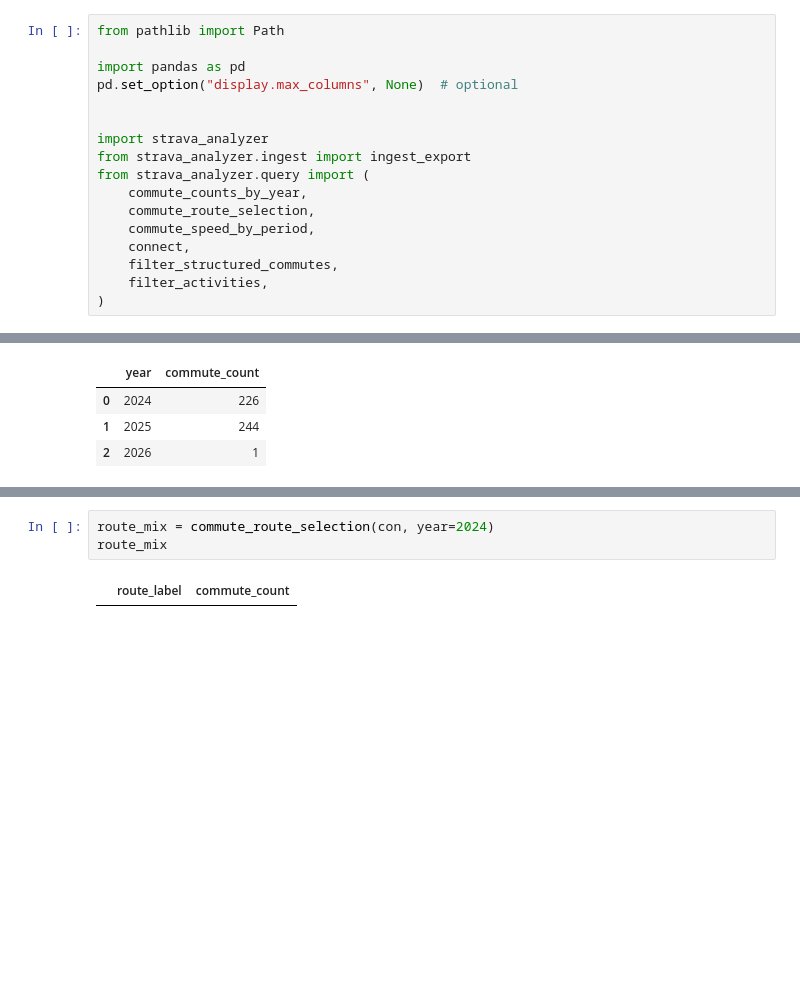
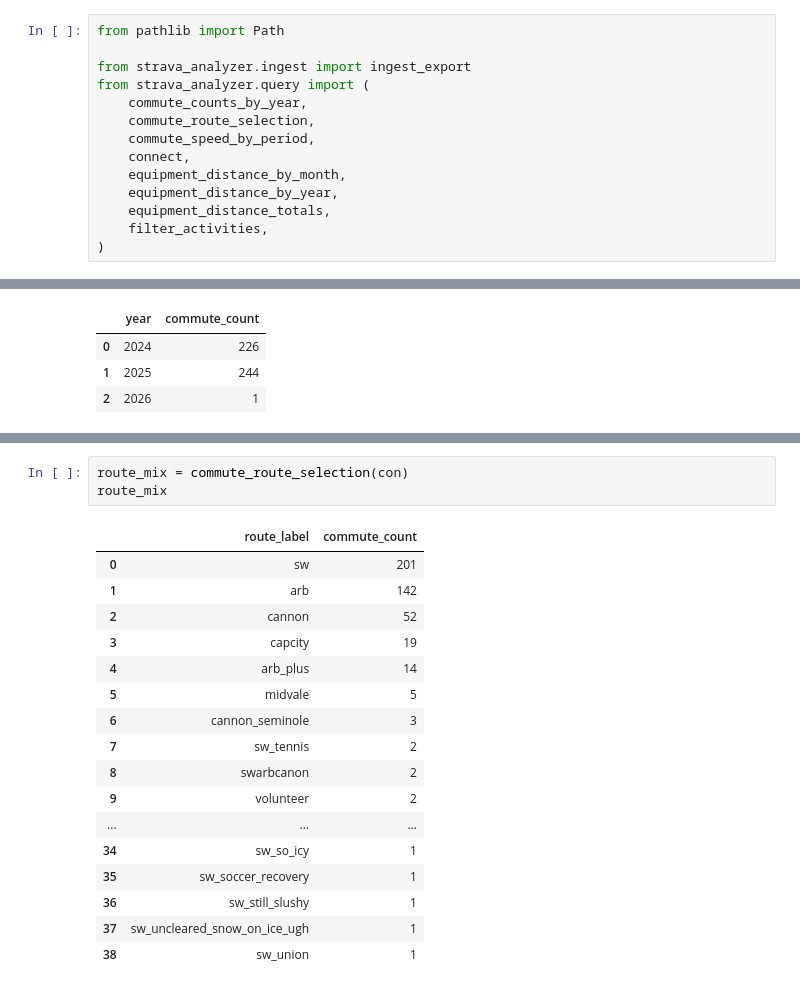
Before and after one commit to julianirwin/strava_analyzer, a Jupyter notebook: notebooks/starter_analysis.ipynb, the cells around one changed output, grey strips where cells are left out. Drawn from its saved outputs; the diff is of its cells as text; blank space fills up the shorter version.

```diff
--- a/notebooks/starter_analysis.ipynb
+++ b/notebooks/starter_analysis.ipynb
@@ -4,18 +4,15 @@ Run ingest/catalog/context pipeline, then analyze structured commute patterns.
 # %%
 from pathlib import Path
 
-import pandas as pd
-pd.set_option("display.max_columns", None)  # optional
-
-
-import strava_analyzer
 from strava_analyzer.ingest import ingest_export
 from strava_analyzer.query import (
     commute_counts_by_year,
     commute_route_selection,
     commute_speed_by_period,
     connect,
-    filter_structured_commutes,
+    equipment_distance_by_month,
+    equipment_distance_by_year,
+    equipment_distance_totals,
     filter_activities,
 )
 # %%
@@ -51,8 +48,24 @@ commute_speed_by_period(con, year=2024)
 # %%
-route_mix = commute_route_selection(con, year=2024)
+route_mix = commute_route_selection(con)
 route_mix
 # %% [output]
 |  | route_label | commute_count |
+| 0 | sw | 201 |
+| 1 | arb | 142 |
+| 2 | cannon | 52 |
+| 3 | capcity | 19 |
+| 4 | arb_plus | 14 |
+| 5 | midvale | 5 |
+| 6 | cannon_seminole | 3 |
+| 7 | sw_tennis | 2 |
+| 8 | swarbcanon | 2 |
+| 9 | volunteer | 2 |
+| ... | ... | ... |
+| 34 | sw_so_icy | 1 |
+| 35 | sw_soccer_recovery | 1 |
+| 36 | sw_still_slushy | 1 |
+| 37 | sw_uncleared_snow_on_ice_ugh | 1 |
+| 38 | sw_union | 1 |
 # %%
 route_mix.plot.bar(x='route_label', y='commute_count', rot=45, figsize=(8,4))
 # %% [output]
```
Also changed, not shown: parts of 15 cells of this notebook, 4 other files.
